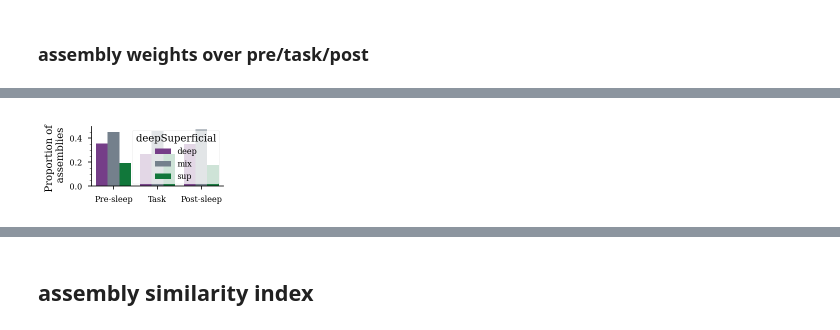
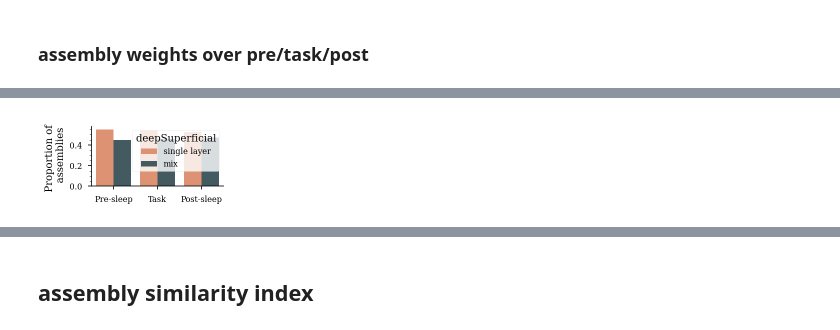
Before and after one commit to ryanharvey1/ripple_heterogeneity, a Jupyter notebook: scripts/assembly/assembly_pre_task_post.ipynb, the cells around one changed output, grey strips where cells are left out. Saved outputs shown, nothing was run; the diff lists cells and outputs as text; code cells hidden in the pictures.

```diff
--- a/scripts/assembly/assembly_pre_task_post.ipynb
+++ b/scripts/assembly/assembly_pre_task_post.ipynb
@@ -455,7 +564,8 @@ def get_assembly_composition(df):
         mem_idx = current_df.membership == True
         sup_idx = current_df.deepSuperficial == "Superficial"
         deep_idx = current_df.deepSuperficial == "Deep"
-
+        if sum(mem_idx) < 2:
+            continue
         if ((deep_idx & mem_idx).sum() > 0) & ((sup_idx & mem_idx).sum() > 0):
             mixed += 1
         elif ((deep_idx & mem_idx).sum() > 1) & ((sup_idx & mem_idx).sum() == 0):
@@ -480,36 +590,27 @@ df_comp = pd.DataFrame()
 df_comp["composition"] = np.array(
     [
         mixed_ps,
-        deep_biased_ps,
-        sup_biased_ps,
+        deep_biased_ps+sup_biased_ps,
         mixed_t,
-        deep_biased_t,
-        sup_biased_t,
+        deep_biased_t+sup_biased_t,
         mixed_po,
-        deep_biased_po,
-        sup_biased_po,
+        deep_biased_po+sup_biased_po
     ]
 )
 
 df_comp["deepSuperficial"] = [
     "mix",
-    "deep",
-    "sup",
+    "single layer",
     "mix",
-    "deep",
-    "sup",
+    "single layer",
     "mix",
-    "deep",
-    "sup",
+    "single layer",
 ]
 df_comp["epoch"] = [
     "Pre-sleep",
     "Pre-sleep",
-    "Pre-sleep",
     "Task",
     "Task",
-    "Task",
-    "Post-sleep",
     "Post-sleep",
     "Post-sleep",
 ]
@@ -521,35 +622,34 @@ for epoch in df_comp.epoch.unique():
     )
 
 w, h = functions.set_size("thesis", fraction=0.4, subplots=(1.5, 1))
-
 fig, ax = plt.subplots(figsize=(w, h / 2), edgecolor=None)
 
-group_colors = {"deep": "#7b3294", "mix": "slategrey", "sup": "#008837"}
+group_colors = {"single layer": "#ef8a62", "mix": "#3e5d66"}
 sns.set_palette(sns.color_palette(group_colors.values()))
 
 g = sns.barplot(
     data=df_comp,
     x="epoch",
     y="composition_prop",
     hue="deepSuperficial",
     hue_order=group_colors.keys(),
     ax=ax,
 )
 
 ax.yaxis.set_minor_locator(AutoMinorLocator())
 
 ax.set_ylabel("Proportion of \n assemblies")
 
 ax.yaxis.set_minor_locator(AutoMinorLocator())
 ax.spines["right"].set_visible(False)
 ax.spines["top"].set_visible(False)
 # ax.get_legend().remove()
 ax.set_xlabel("")
 
 plt.savefig(
     os.path.join(fig_save_path, "compsition_of_assembly_pre_task_post.svg"),
     dpi=300,
     bbox_inches="tight",
 )
 # %% [output]
-[figure, old version]
+[figure, new version]
```
Also changed, not shown: parts of 26 cells of this notebook.
